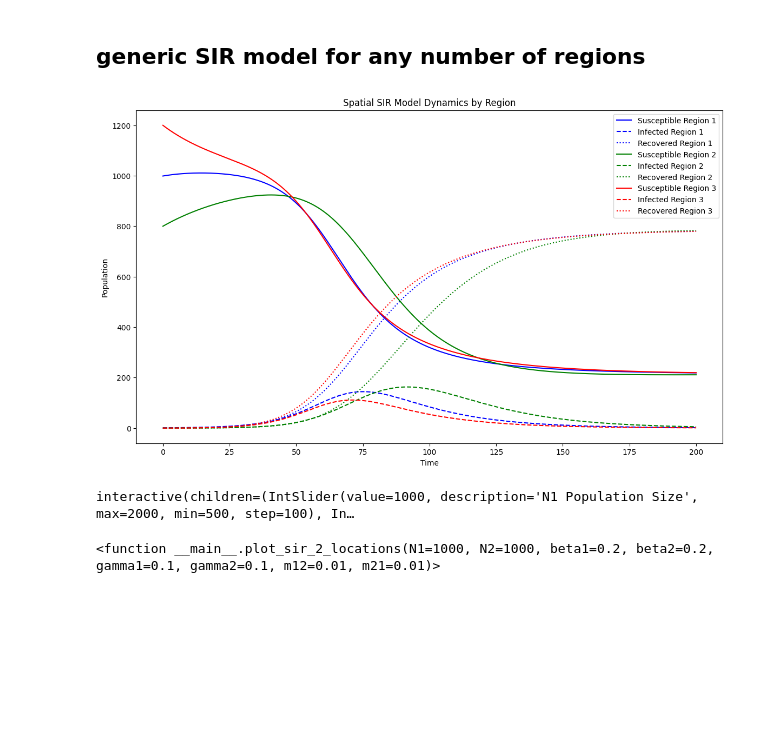
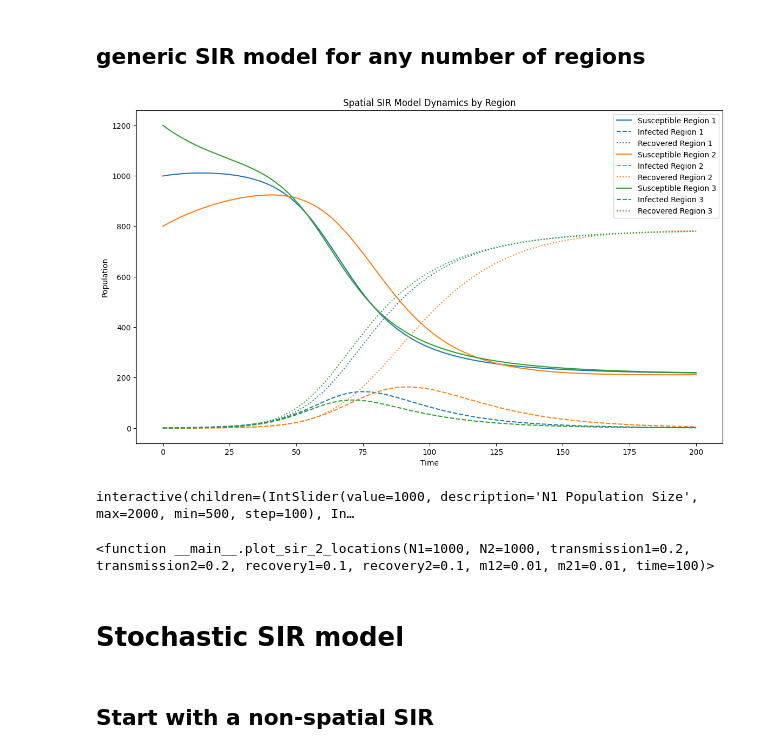
Before and after one commit to eagmon/notebook_tests, a Jupyter notebook: sim_study_guide_compartments.ipynb, the cells around one changed output. Cells and saved outputs as stored; diff of their text form; code cells hidden in the pictures; blank space fills up the shorter version.

```diff
--- a/sim_study_guide_compartments.ipynb
+++ b/sim_study_guide_compartments.ipynb
@@ -131,26 +131,26 @@ t = np.linspace(0, 200, 1000)  # Time grid
 sol = odeint(generic_spatial_sir, y0, t, args=(N, beta, gamma, M))
 # %%
 # Define colors for each region
-colors = ['blue', 'green', 'red']  # Add more colors if you have more than 3 regions
+colors = plt.cm.tab10.colors
 
 # Define line styles for S, I, R populations
 line_styles = ['-', '--', ':']  # solid, dashed, dotted
 
 plt.figure(figsize=(14, 8))
 
 for i in range(len(N)):
     # Plot susceptible population for region i
     plt.plot(t, sol[:, i*3], label=f'Susceptible Region {i+1}', color=colors[i], linestyle=line_styles[0])
     # Plot infected population for region i
     plt.plot(t, sol[:, i*3+1], label=f'Infected Region {i+1}', color=colors[i], linestyle=line_styles[1])
     # Plot recovered population for region i
     plt.plot(t, sol[:, i*3+2], label=f'Recovered Region {i+1}', color=colors[i], linestyle=line_styles[2])
 
 plt.xlabel('Time')
 plt.ylabel('Population')
 plt.title('Spatial SIR Model Dynamics by Region')
 plt.legend()
 plt.show()
 # %% [output]
-[figure, old version]
+[figure, new version]
 # %%
@@ -188,12 +188,18 @@ from ipywidgets import interact, FloatSlider, IntSlider
 interact(plot_sir_2_locations,
          N1=IntSlider(min=500, max=2000, step=100, value=1000, description='N1 Population Size'),
          N2=IntSlider(min=500, max=2000, step=100, value=1000, description='N2 Population Size'),
-         beta1=FloatSlider(min=0.01, max=1.0, step=0.01, value=0.2, description='Beta1'),
-         beta2=FloatSlider(min=0.01, max=1.0, step=0.01, value=0.2, description='Beta2'),
-         gamma1=FloatSlider(min=0.01, max=1.0, step=0.01, value=0.1, description='Gamma1'),
-         gamma2=FloatSlider(min=0.01, max=1.0, step=0.01, value=0.1, description='Gamma2'),
+         transmission1=FloatSlider(min=0.01, max=1.0, step=0.01, value=0.2, description='Transmission1'),
+         transmission2=FloatSlider(min=0.01, max=1.0, step=0.01, value=0.2, description='Transmission2'),
+         recovery1=FloatSlider(min=0.01, max=1.0, step=0.01, value=0.1, description='Recovery1'),
+         recovery2=FloatSlider(min=0.01, max=1.0, step=0.01, value=0.1, description='Recovery2'),
          m12=FloatSlider(min=0.0, max=0.1, step=0.01, value=0.01, description='Mobility 1->2'),
-         m21=FloatSlider(min=0.0, max=0.1, step=0.01, value=0.01, description='Mobility 2->1'))
+         m21=FloatSlider(min=0.0, max=0.1, step=0.01, value=0.01, description='Mobility 2->1'),
+         time=FloatSlider(min=0.0, max=1000, step=1.0, value=100.0, description='Time')
+        )
 # %% [output]
 interactive(children=(IntSlider(value=1000, description='N1 Population Size', max=2000, min=500, step=100), In…
-<function __main__.plot_sir_2_locations(N1=1000, N2=1000, beta1=0.2, beta2=0.2, gamma1=0.1, gamma2=0.1, m12=0.01, m21=0.01)>
+<function __main__.plot_sir_2_locations(N1=1000, N2=1000, transmission1=0.2, transmission2=0.2, recovery1=0.1, recovery2=0.1, m12=0.01, m21=0.01, time=100)>
+# %% [markdown]
+# Stochastic SIR model
+# %% [markdown]
+## Start with a non-spatial SIR
```
Also changed, not shown: parts of 6 cells of this notebook, 1 other file.
